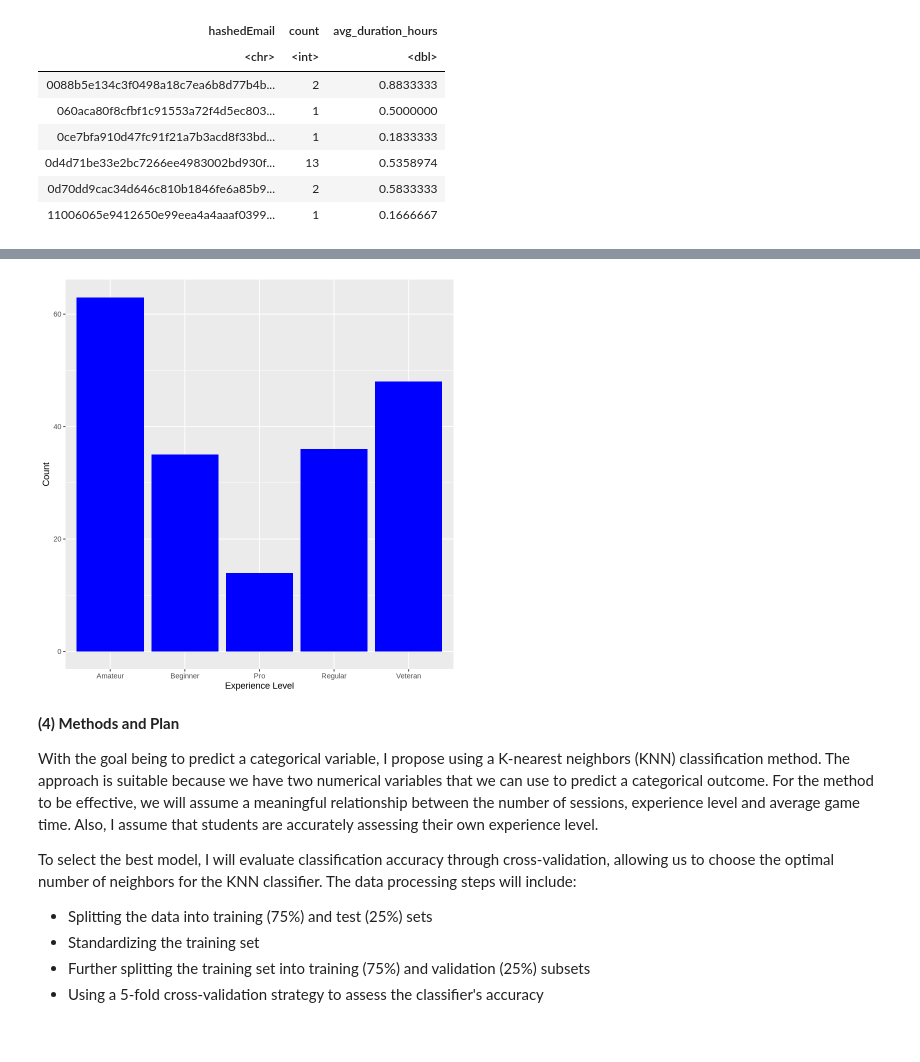
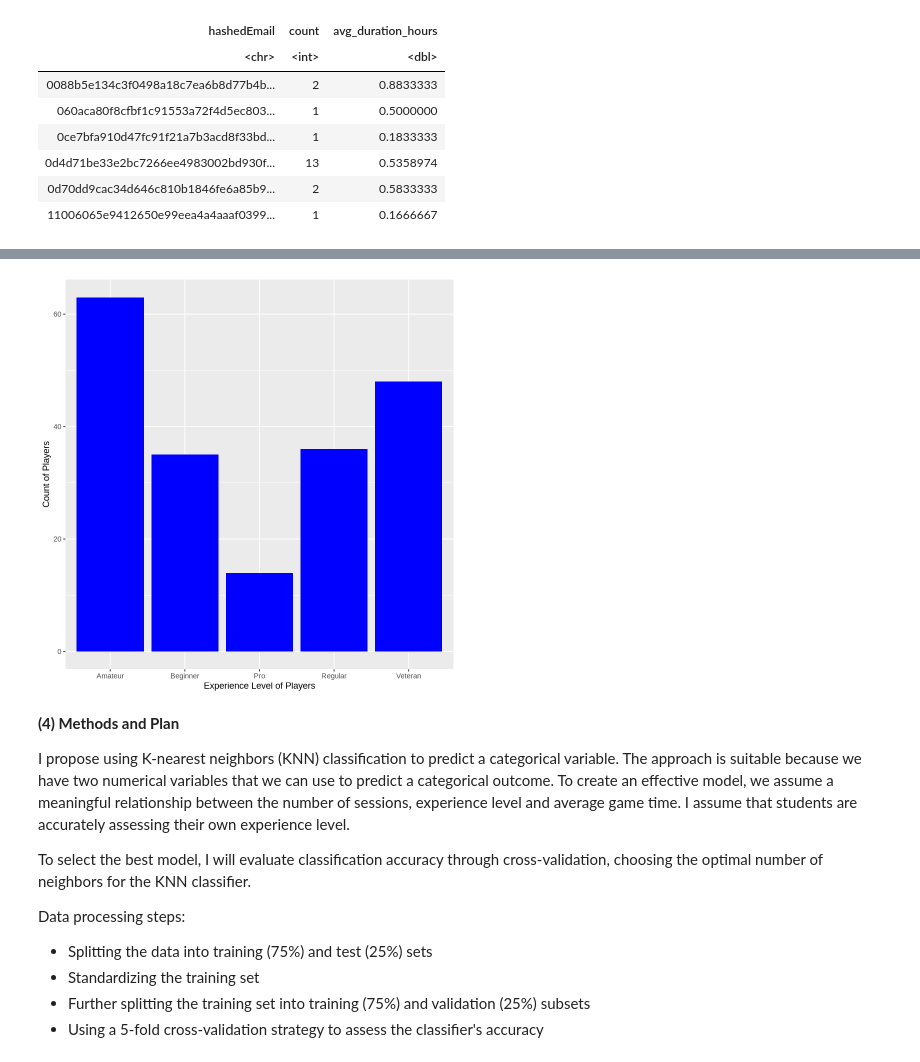
Before and after one commit to E000H/dsci-100-2025-group-008-22-, a Jupyter notebook: individual_project.ipynb, the cells around one changed output, grey strips where cells are left out. Drawn from its saved outputs; the diff is of its cells as text; code cells hidden in the pictures.

```diff
--- a/individual_project.ipynb
+++ b/individual_project.ipynb
@@ -126,20 +122,22 @@ Next I want to find experince level amoungst players. The bar plot illustrates t
 # %%
 experience_counts <- players |>
   count(experience)
 
 experience_plot <- ggplot(experience_counts, aes(x = experience, y = n)) +
   geom_bar(stat = "identity", fill = "blue") +
-  labs(x = "Experience Level", y = "Count")
+  labs(x = "Experience Level of Players", y = "Count of Players")
 
 experience_plot
 # %% [output]
-[figure, old version]
+[figure, new version]
 # %% [markdown]
 **(4) Methods and Plan**
 
-With the goal being to predict a categorical variable, I propose using a K-nearest neighbors (KNN) classification method. The approach is suitable because we have two numerical variables that we can use to predict a categorical outcome. For the method to be effective, we will assume a meaningful relationship between the number of sessions, experience level and average game time. Also, I assume that students are accurately assessing their own experience level.
+I propose using K-nearest neighbors (KNN) classification to predict a categorical variable. The approach is suitable because we have two numerical variables that we can use to predict a categorical outcome. To create an effective model, we assume a meaningful relationship between the number of sessions, experience level and average game time. I assume that students are accurately assessing their own experience level.
 
-To select the best model, I will evaluate classification accuracy through cross-validation, allowing us to choose the optimal number of neighbors for the KNN classifier. The data processing steps will include:
+To select the best model, I will evaluate classification accuracy through cross-validation, choosing the optimal number of neighbors for the KNN classifier.
+
+Data processing steps:
 
 * Splitting the data into training (75%) and test (25%) sets
 * Standardizing the training set
```
Also changed, not shown: parts of 5 cells of this notebook.
